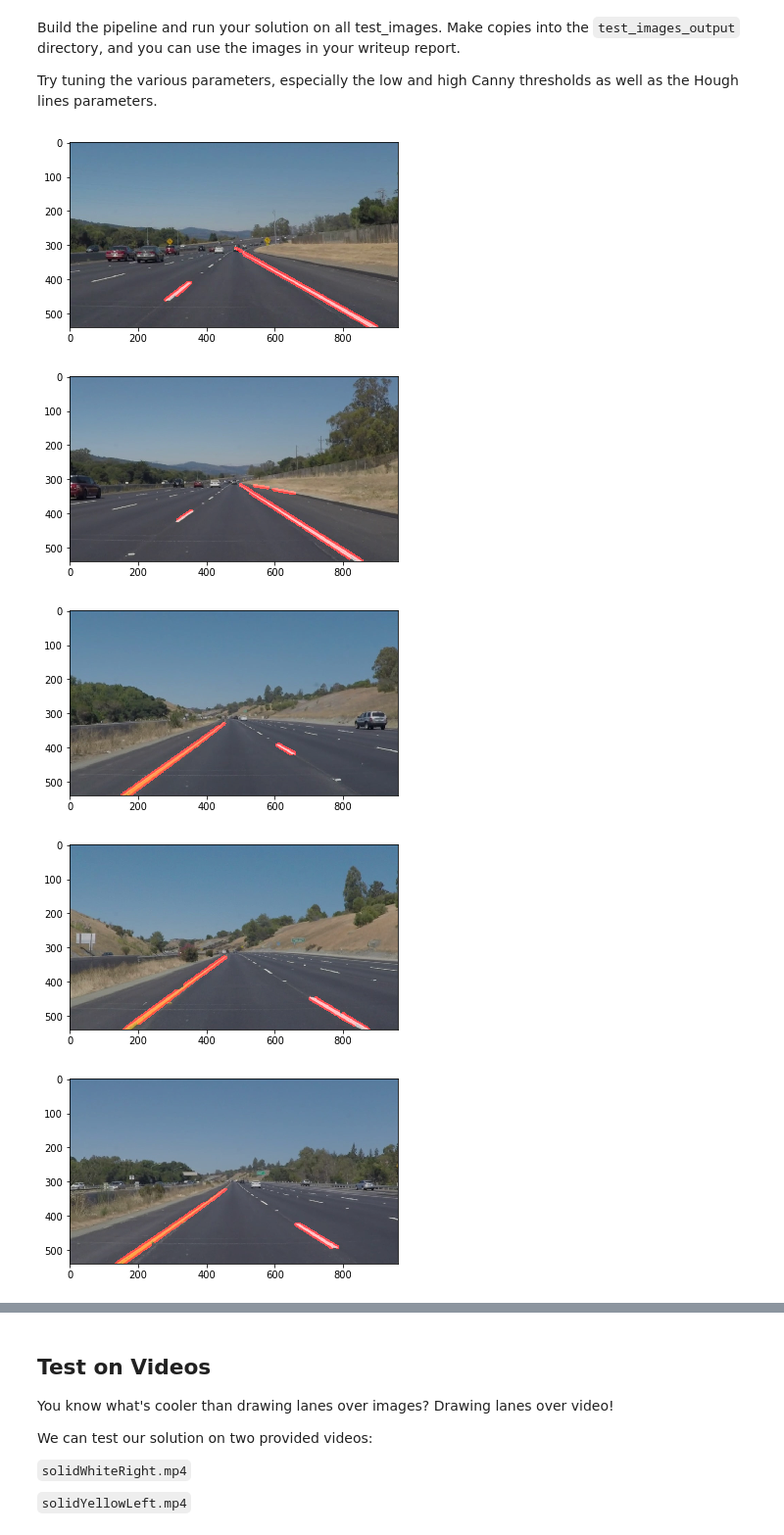
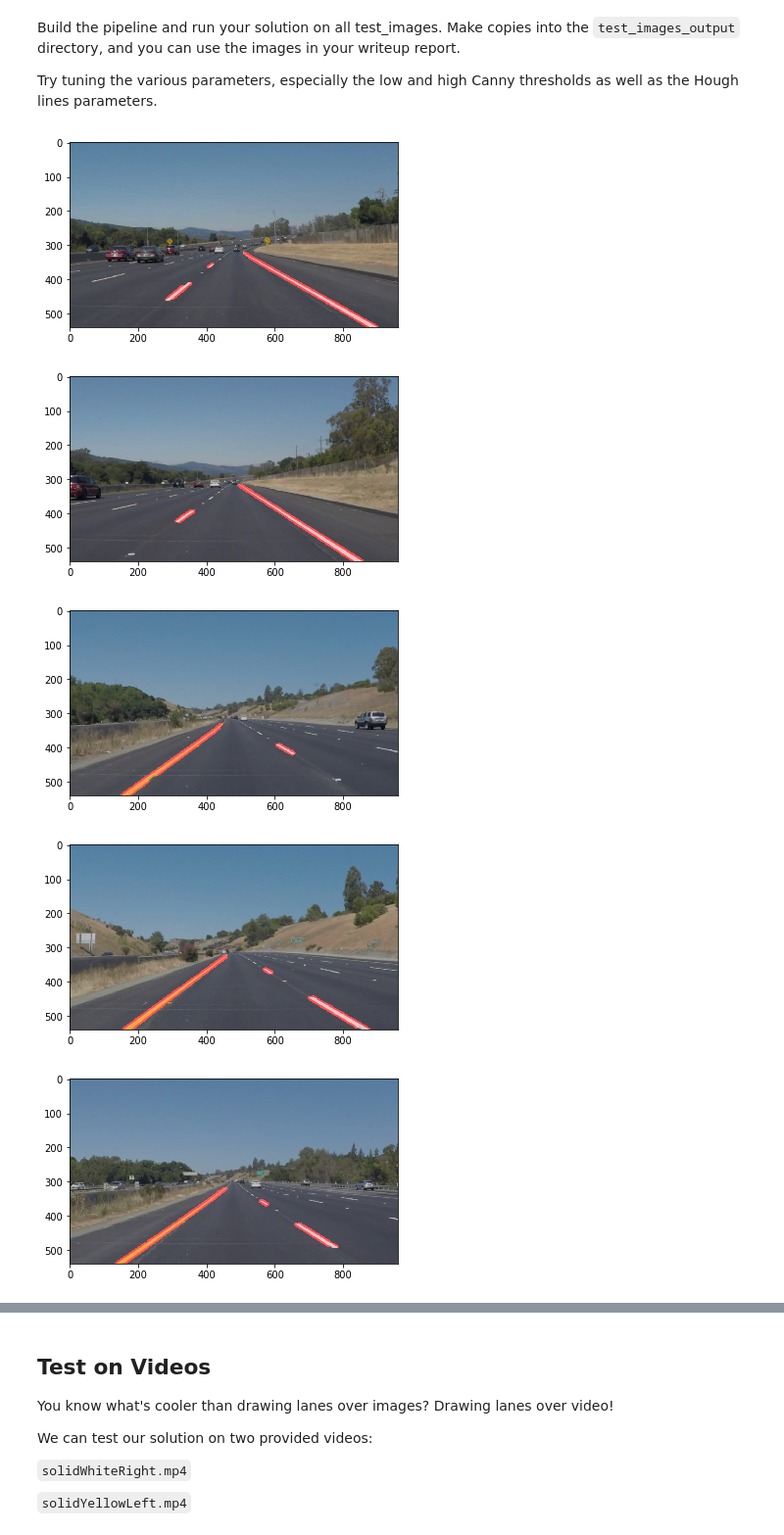
Before and after one commit to riaz/CarND-LaneLines-P1, a Jupyter notebook: P1.ipynb, the cells around one changed output, grey strips where cells are left out. Shown at 98% size. Drawn from its saved outputs; the diff is of its cells as text; code cells hidden in the pictures.

```diff
--- a/P1.ipynb
+++ b/P1.ipynb
@@ -203,6 +206,7 @@ import matplotlib.image as mpimg
 import numpy as np
 
 IMAGE_PATH = "test_images"
+IMAGE_SAVE_PATH = "test_image_output"
 KERNEL_SIZE = 7
 
 for img in os.listdir(IMAGE_PATH): # this will include all the images for running the algorithm on
@@ -217,45 +221,43 @@ for img in os.listdir(IMAGE_PATH): # this will include all the images for runnin
     # smoothing the gray image
     blur_gray = gaussian_blur(gray,KERNEL_SIZE)
 
     low_threshold  = 100
     high_threshold = 200
 
     # Finding the edges image
     edges = canny(blur_gray, low_threshold, high_threshold)
 
     # Generating a mask for the region of interest
     imshape = image.shape
 
-    """
-    vertices = np.array([[(80,imshape[0]),(imshape[1]/2, 200), (imshape[1]/2, 200),
-                          (imshape[1]-70,imshape[0])]], dtype=np.int32)
-    """
+    vertices = np.array([[(0,imshape[0]),(390, 300), (500, 300), (imshape[1],imshape[0])]], dtype=np.int32)
 
-    vertices = np.array([[(0,imshape[0]),(400, 300), (600, 300), (imshape[1],imshape[0])]], dtype=np.int32)
     masked_edges = region_of_interest(edges,vertices)
 
     # Definign the Hough Transform Parameters
     rho = 1             # distance resolution in pixels of the Hough grid
     theta = np.pi/180   # angular resolution in radians of the Hough grid
-    threshold = 1       # minimum number of votes (intersections in Hough grid cell)
-    min_line_len = 30   # minimum number of pixels making up a line
-    max_line_gap = 10    # maximum gap in pixels between connectable line segments
+    threshold = 30       # minimum number of votes (intersections in Hough grid cell)
+    min_line_len = 10   # minimum number of pixels making up a line
+    max_line_gap = 1    # maximum gap in pixels between connectable line segments
     line_image = np.copy(image)*0 # creating a blank to draw lines on
 
     line_image = hough_lines(masked_edges, rho, theta, threshold, min_line_len, max_line_gap)
 
-    color_edges = np.dstack((edges,edges,edges))
+    #color_edges = np.dstack((edges,edges,edges))
 
     # Draw the lines on the edge image
     #lines_edges = cv2.addWeighted(color_edges, 0.8, line_image, 1, 0)
 
-    lines_image = cv2.addWeighted(image, 0.8, line_image, 1, 0)
+    lines_image = weighted_img(line_image,image)
 
     plt.imshow(lines_image)
+
+
     plt.show()
 # %% [output]
-[figure, old version]
+[figure, new version]
-[figure, old version]
+[figure, new version]
 [figure]
-[figure, old version]
+[figure, new version]
-[figure, old version]
+[figure, new version]
```
Also changed, not shown: parts of 5 cells of this notebook, 9 other files.
